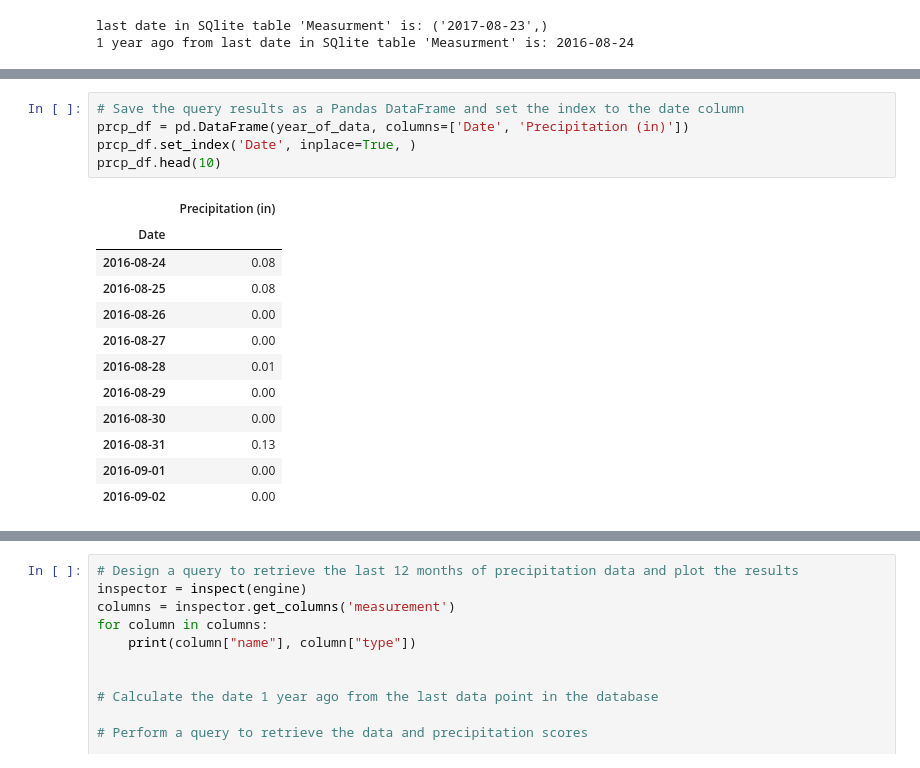
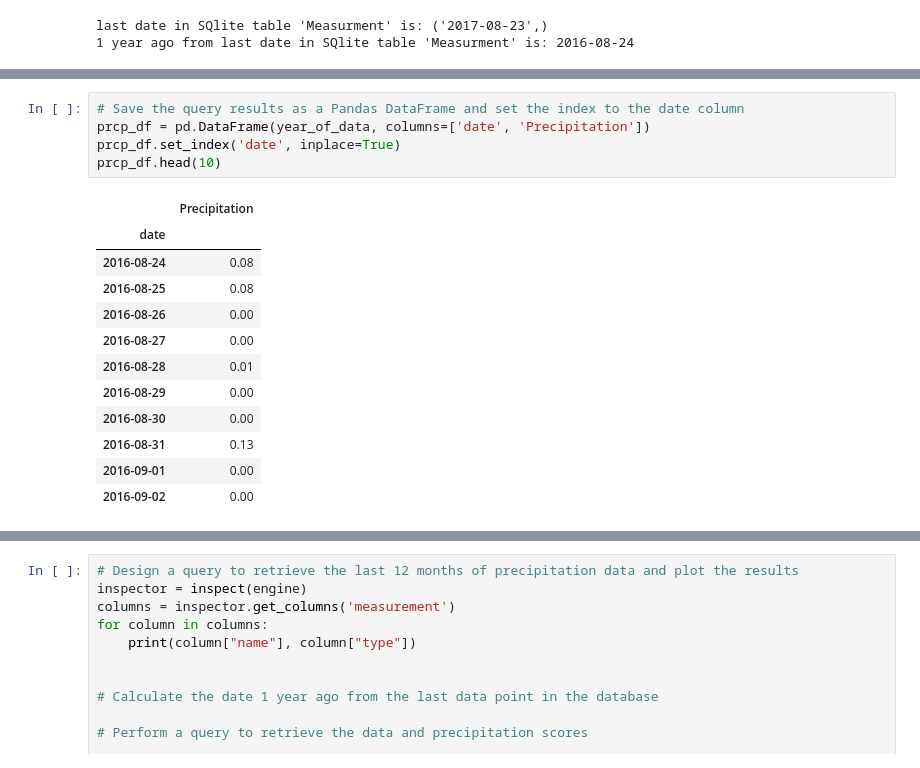
Before and after one commit to MrBadinger/SQLalchemy-Challenge, a Jupyter notebook: climate_starter.ipynb, the cells around one changed output, grey strips where cells are left out. Drawn from its saved outputs; the diff is of its cells as text.

```diff
--- a/climate_starter.ipynb
+++ b/climate_starter.ipynb
@@ -101,12 +101,12 @@ year_of_data
  ...]
 # %%
 # Save the query results as a Pandas DataFrame and set the index to the date column
-prcp_df = pd.DataFrame(year_of_data, columns=['Date', 'Precipitation (in)'])
-prcp_df.set_index('Date', inplace=True, )
+prcp_df = pd.DataFrame(year_of_data, columns=['date', 'Precipitation'])
+prcp_df.set_index('date', inplace=True)
 prcp_df.head(10)
 # %% [output]
-|  | Precipitation (in) |
-| Date |  |
+|  | Precipitation |
+| date |  |
 | 2016-08-24 | 0.08 |
 | 2016-08-25 | 0.08 |
 | 2016-08-26 | 0.00 |
```
Also changed, not shown: parts of 3 cells of this notebook.
